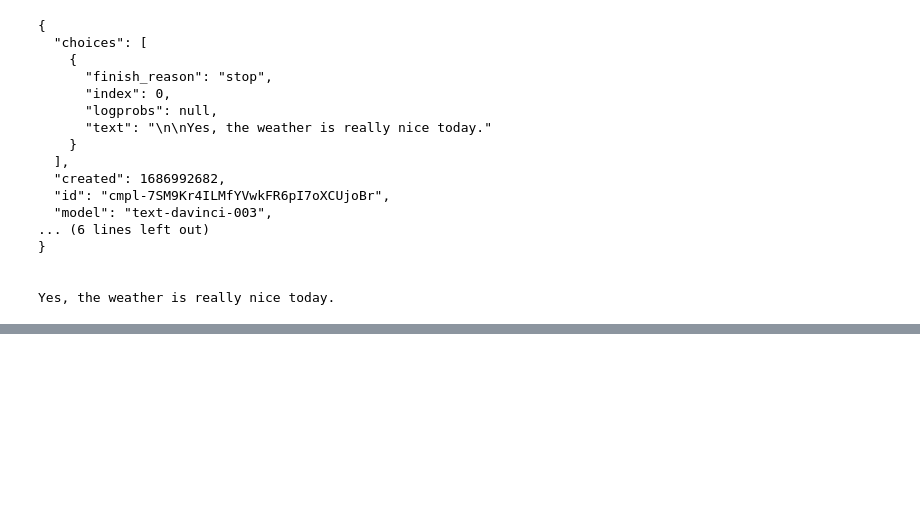
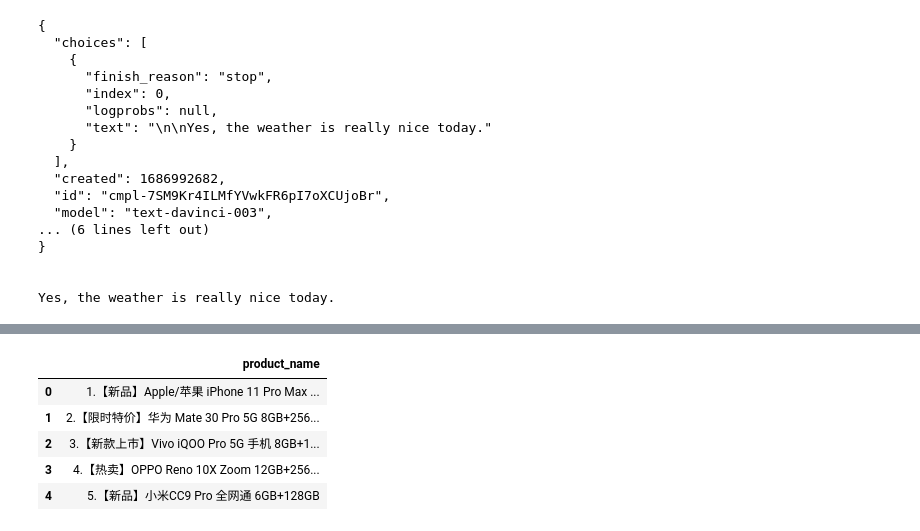
Before and after one commit to xuwenhao/mactalk-ai-course, a Jupyter notebook: week2.ipynb, the cells around one changed output, grey strips where cells are left out. Saved outputs shown, nothing was run; the diff lists cells and outputs as text; code cells hidden in the pictures; blank space fills up the shorter version.

```diff
--- a/week2.ipynb
+++ b/week2.ipynb
@@ -1130,0 +1133,20 @@ Yes, the weather is really nice today.
+# %%
+import openai, os
+
+openai.api_key = os.environ.get("OPENAI_API_KEY")
+
+COMPLETION_MODEL = "text-davinci-003"
+
+def generate_data_by_prompt(prompt):
+    response = openai.Completion.create(
+        engine=COMPLETION_MODEL,
+        prompt=prompt,
+        temperature=0.5,
+        max_tokens=2048,
+        top_p=1,
+    )
+    return response.choices[0].text # type: ignore
+
+prompt = """请你生成50条淘宝网里的商品的标题，每条在30个字左右，品类是3C数码产品，标题里往往也会有一些促销类的信息，每行一条。"""
+data = generate_data_by_prompt(prompt)
+print(data)
@@ -1130,0 +1171,13 @@ Yes, the weather is really nice today.
+# %%
+import pandas as pd
+
+product_names = data.strip().split('\n')
+df = pd.DataFrame({'product_name': product_names})
+df.head()
+# %% [output]
+|  | product_name |
+| 0 | 1.【新品】Apple/苹果 iPhone 11 Pro Max ... |
+| 1 | 2.【限时特价】华为 Mate 30 Pro 5G 8GB+256... |
+| 2 | 3.【新款上市】Vivo iQOO Pro 5G 手机 8GB+1... |
+| 3 | 4.【热卖】OPPO Reno 10X Zoom 12GB+256... |
+| 4 | 5.【新品】小米CC9 Pro 全网通 6GB+128GB |
```
Also changed, not shown: parts of 30 cells of this notebook, 2 other files.
